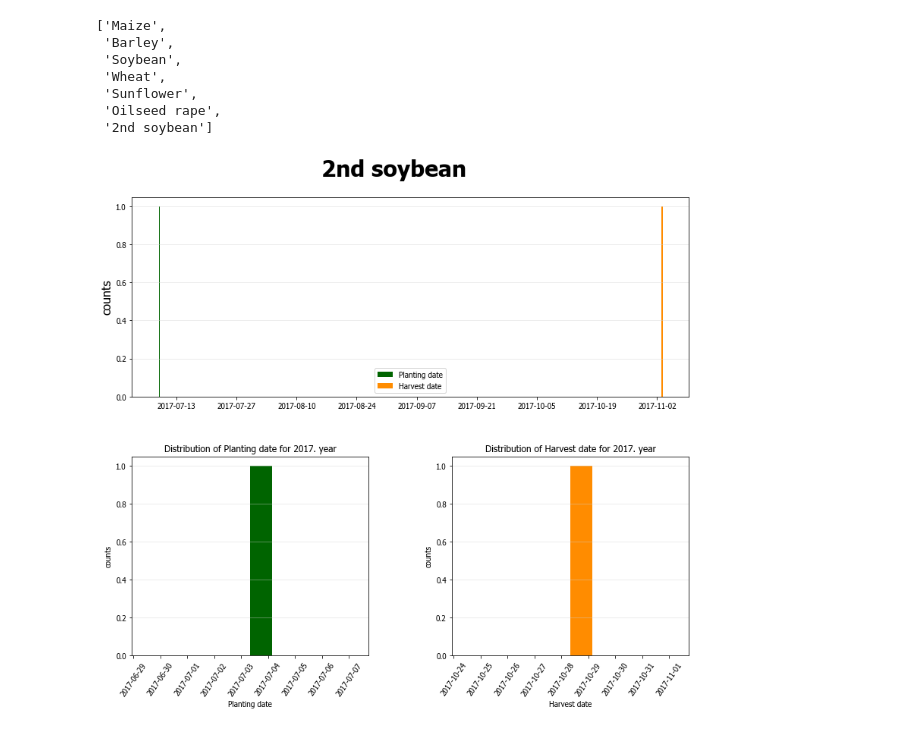
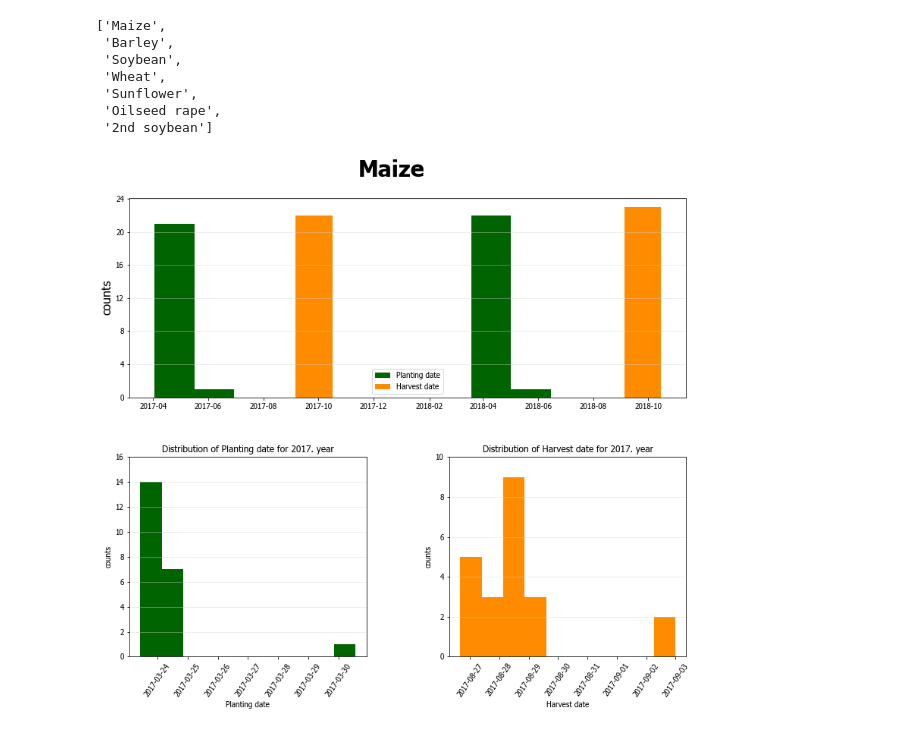
Before and after one commit to AndreaM1996/Project5, a Jupyter notebook: Project5.ipynb, the cells around one changed output. Drawn from its saved outputs; the diff is of its cells as text; code cells hidden in the pictures.

Commit message:
yticks on hist

```diff
--- a/Project5.ipynb
+++ b/Project5.ipynb
@@ -108,12 +109,19 @@ def plot_ph_date(dfdates,i):
         title = '2018.'
     if crop[i] == '2nd soybean':
         ax1.clear()
-        ax1.hist(df['Planting date'],color='darkgreen')
+        ax1.hist(df['Planting date'],bins=4,color='darkgreen')
         ax1.hist(df['Harvest date'],bins=4,color='darkorange')
     ax1.set_ylabel('counts',fontsize=16)
     ax1.legend()
     ax1.grid(axis='y',color='lightgrey',alpha=0.5)
     ax1.set_facecolor('w')
+
+    y = ax1.get_yticks()
+    if max(y) < 8:
+        yint = range(math.floor(min(y)), math.ceil(max(y)))
+    else:
+        yint = range(math.floor(min(y)), math.ceil(max(y))+1,4)
+    ax1.set_yticks(yint)
 
     p_dates = df[dates[0]].loc[index_planting]
     h_dates = df[dates[1]].loc[index_harvest]
@@ -126,8 +134,17 @@ def plot_ph_date(dfdates,i):
     ax.set_xlabel(dates[0], fontsize=10,fontstyle='italic')
     ax.grid(axis='y',color='lightgrey',alpha=0.5)
     ax.set_facecolor('w')
+
+    y = ax.get_yticks()
+    if max(y) <= 5:
+        yint = range(math.floor(min(y)), math.ceil(max(y)))
+    else:
+        yint = range(math.floor(min(y)), math.ceil(max(y))+1,2)
+    ax.set_yticks(yint)
+
     for tick in ax.get_xticklabels():
         tick.set_rotation(55)
+
     ax2 = fig.add_subplot(gs[1,1])
     ax2.hist(h_dates.values,color='darkorange')
     ax2.set_title('Distribution of '+dates[1]+' for '+title+' year')
@@ -135,6 +152,13 @@ def plot_ph_date(dfdates,i):
     ax2.set_xlabel(dates[1], fontsize=10)
     ax2.grid(axis='y',color='lightgrey',alpha=0.5)
     ax2.set_facecolor('w')
+
+    y = ax2.get_yticks()
+    if max(y) <= 5:
+        yint = range(math.floor(min(y)), math.ceil(max(y)))
+    else:
+        yint = range(math.floor(min(y)), math.ceil(max(y))+1,2)
+    ax2.set_yticks(yint)
 
     for tick in ax2.get_xticklabels():
         tick.set_rotation(55)
@@ -149,12 +173,12 @@ def plot_ph_date(dfdates,i):
     fig.suptitle(crop[i], fontsize = 30, y=0.99, fontweight='bold')
     fig.tight_layout()
     plt.subplots_adjust(top=0.92, bottom=0.08, left=0.10, right=0.95, hspace=0.3, wspace=0.35)
-    plt.savefig(crop[i]+".png", dpi=100)
+    #plt.savefig(crop[i]+".png", dpi=100)
     plt.show()
 # %%
-plot_ph_date(dfdates,6)
+plot_ph_date(dfdates,0)
 # %% [output]
-[figure, old version]
+[figure, new version]
 # %%
 for i in range(n):
     plot_ph_date(dfdates,i)
```
Also changed, not shown: parts of 2 cells of this notebook.
